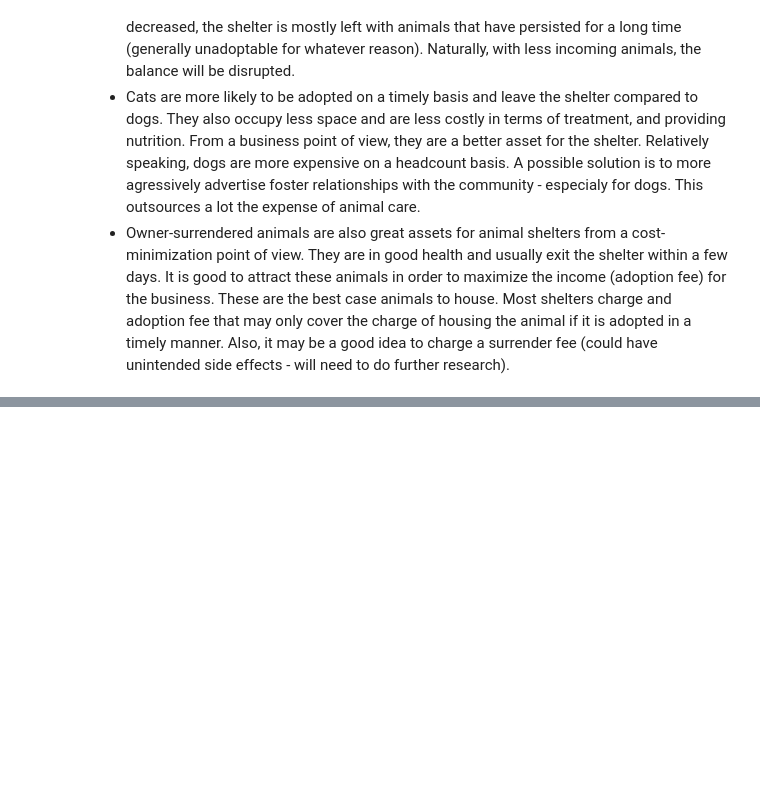
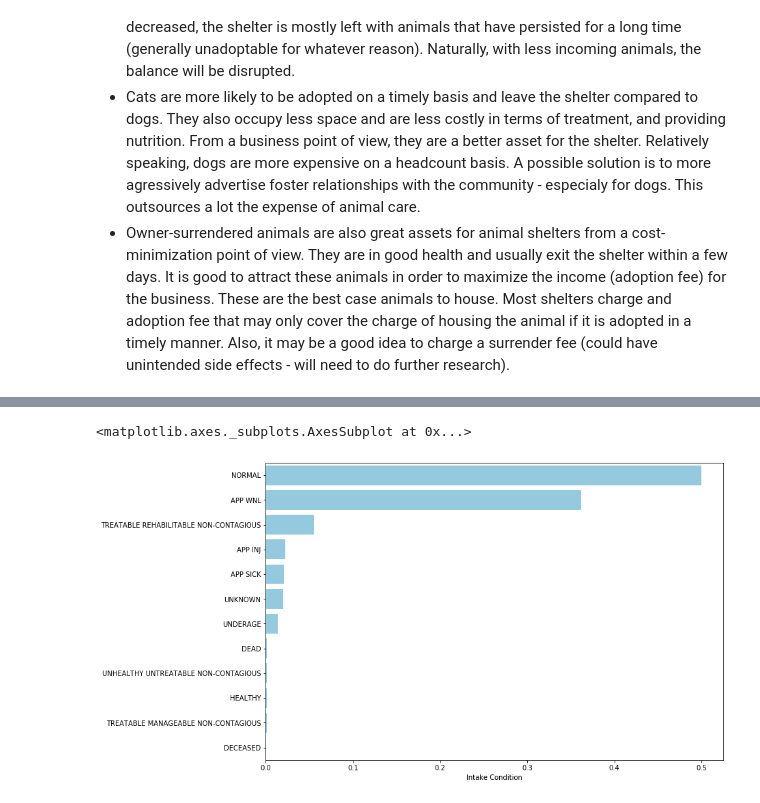
Before and after one commit to jfleury12/animal_shelter_EDA, a Jupyter notebook: notebooks/animal_shelter_eda_fleury.ipynb, the cells around one changed output, grey strips where cells are left out. Drawn from its saved outputs; the diff is of its cells as text; code cells hidden in the pictures; blank space fills up the shorter version.

```diff
--- a/notebooks/animal_shelter_eda_fleury.ipynb
+++ b/notebooks/animal_shelter_eda_fleury.ipynb
@@ -747,0 +803,6 @@ What is interesting is the period from Oct 2019 - Jan 2020. In this period, the
+# %%
+trace8 = df_t.loc[df_t['Time at Shelter'] >= 16]['Intake Condition'].value_counts(normalize=True)
+sns.barplot(x = trace8, y=trace8.index, orient = 'h', color = 'skyblue')
+# %% [output]
+<matplotlib.axes._subplots.AxesSubplot at 0x...>
+[figure, added]
```
Also changed, not shown: parts of 20 cells of this notebook, 1 other file.
